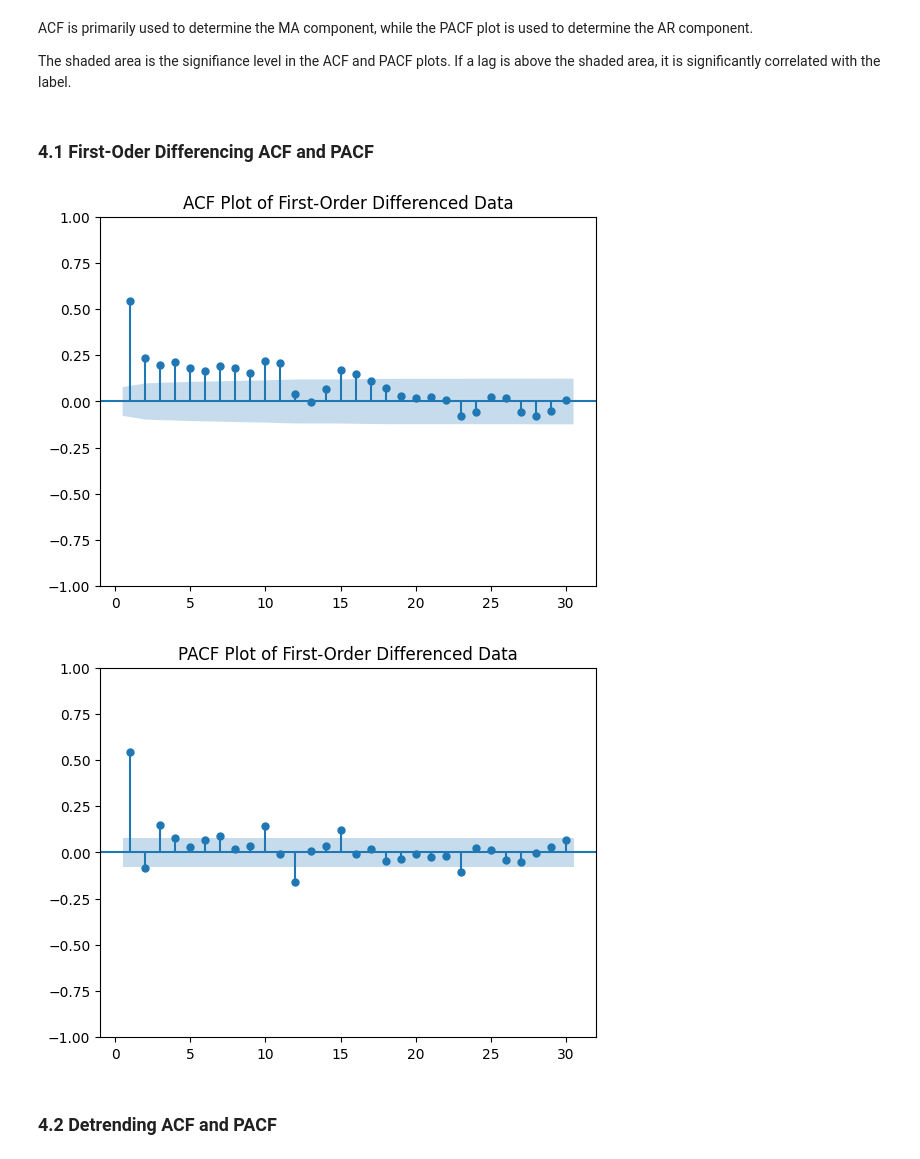
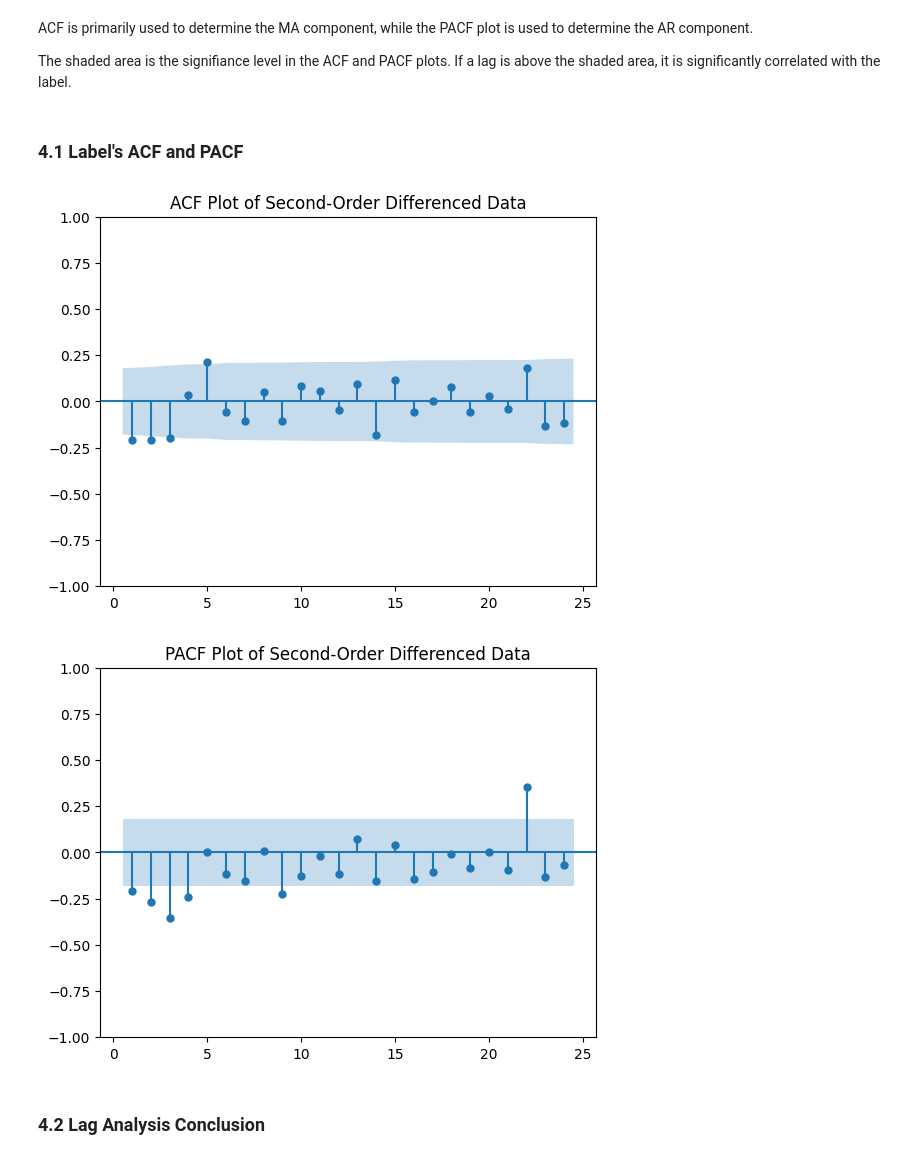
Before and after one commit to namtran6701/Inflation_Prediction, a Jupyter notebook: project_3.ipynb, the cells around one changed output. Saved outputs shown, nothing was run; the diff lists cells and outputs as text; code cells hidden in the pictures.

```diff
--- a/project_3.ipynb
+++ b/project_3.ipynb
@@ -22,6 +32,13 @@ from statsmodels.tsa.stattools import kpss
 
 df = pd.read_csv('cpi.csv', parse_dates= [['Year', 'Month']], index_col= 'Year_Month')
 
+# get data from 2010 to 2020
+df = df.loc['2010-01-01':'2020-01-01']
+
+# Set the monthly frequency for the data
+
+df.index.freq = 'MS'
+
 # Change the index name to 'Date'
 df.index.name = 'Date'
 # %% [markdown]
@@ -458,19 +398,19 @@ ACF is primarily used to determine the MA component, while the PACF plot is used
 
 The shaded area is the signifiance level in the ACF and PACF plots. If a lag is above the shaded area, it is significantly correlated with the label.
 # %% [markdown]
-### 4.1 First-Oder Differencing ACF and PACF
+### 4.1 Label's ACF and PACF
 # %%
 # ACF plot
-plot_acf(diff_data, lags= 30, zero=False)
-plt.title('ACF Plot of First-Order Differenced Data')
+plot_acf(second_order_diff, lags= 24, zero=False)
+plt.title('ACF Plot of Second-Order Differenced Data')
 plt.show()
 
 # PACF plot
-plot_pacf(diff_data, lags = 30, zero=False)
-plt.title('PACF Plot of First-Order Differenced Data')
+plot_pacf(second_order_diff, lags = 24, zero=False)
+plt.title('PACF Plot of Second-Order Differenced Data')
 plt.show()
 # %% [output]
-[figure, old version]
+[figure, new version]
-[figure, old version]
+[figure, new version]
 # %% [markdown]
-### 4.2 Detrending ACF and PACF
+### 4.2 Lag Analysis Conclusion
```
Also changed, not shown: parts of 60 cells of this notebook, 1 other file.
